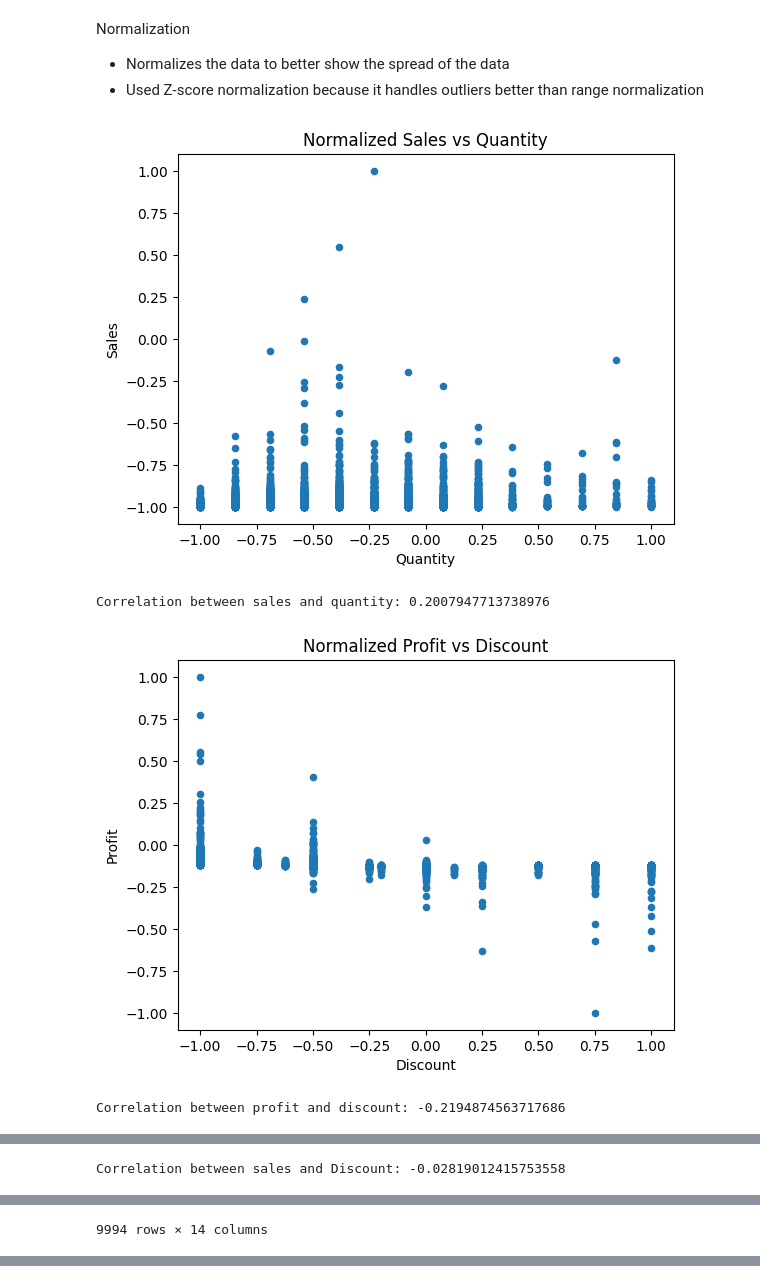
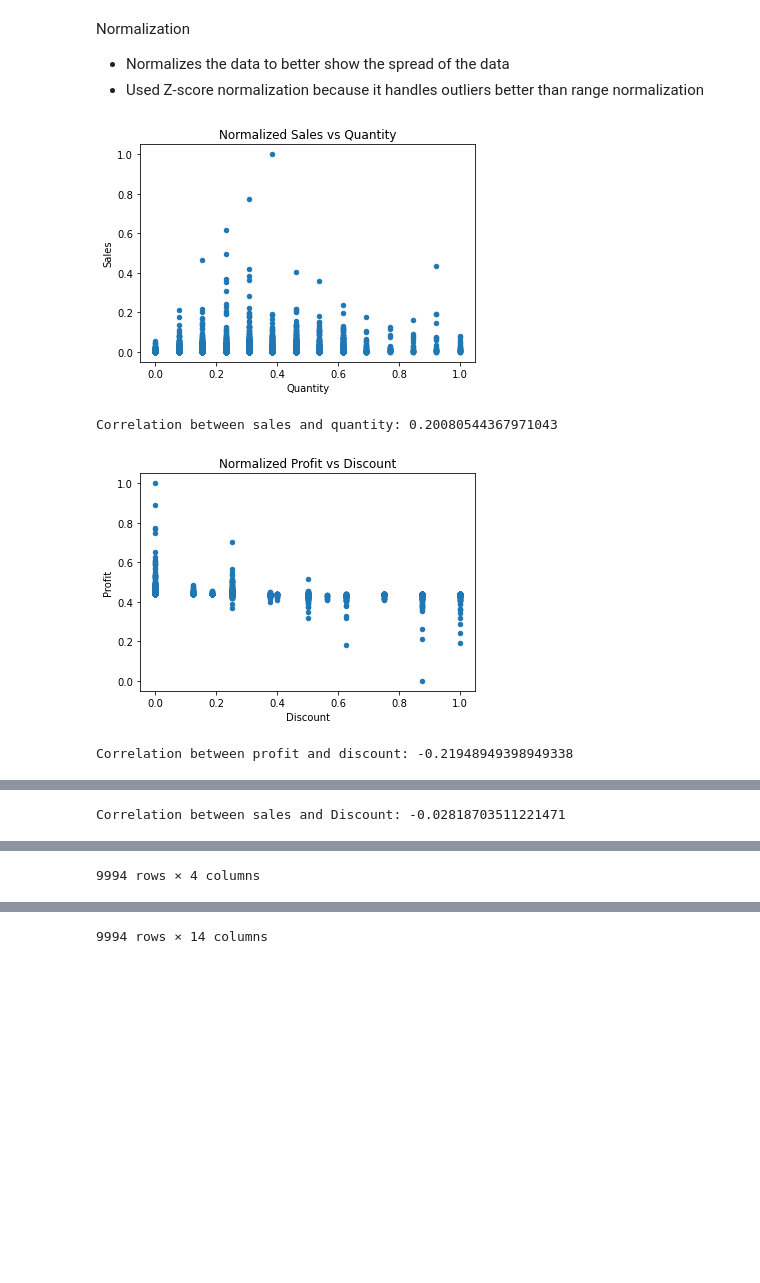
Before and after one commit to AmandeepSBassi/DataScienceProject, a Jupyter notebook: Project.Preprocessing.ipynb, the cells around one changed output, grey strips where cells are left out. Drawn from its saved outputs; the diff is of its cells as text; code cells hidden in the pictures; blank space fills up the shorter version.

Commit message:
fixed normalization

```diff
--- a/Project.Preprocessing.ipynb
+++ b/Project.Preprocessing.ipynb
@@ -312,35 +312,34 @@ Normalization
 - Used Z-score normalization because it handles outliers better than range normalization
 # %%
 #range Normalization
-def normal(x):
-    min = x.min()
-    max = x.max()
-    x = x.map(lambda x : ((x-min)/(max-min))*(2)-1)
-    return x
-df['Quantity'] = normal(df['Quantity'])
-df['Sales'] = normal(df['Sales'])
-df['Discount'] = normal(df['Discount'])
-df['Profit'] = normal(df['Profit'])
+from sklearn import preprocessing
+scaled_df = preprocessing.MinMaxScaler().fit_transform(cont_df)
+sdf=pd.DataFrame(scaled_df, columns=cont_df.columns)
+df['Quantity'] = sdf['Quantity']
+df['Sales'] = sdf['Sales']
+df['Discount'] = sdf['Discount']
+df['Profit'] = sdf['Profit']
 #displaying range normalized Continuous data.
 #Sales vs Quantity
 SQ = df.plot.scatter(x='Quantity',y='Sales').set_title('Normalized Sales vs Quantity')
 plt.show()
 print("Correlation between sales and quantity: "+str(df['Quantity'].corr(df['Sales'])))
 #Profit vs Discount
 PD = df.plot.scatter(x='Discount',y='Profit').set_title('Normalized Profit vs Discount')
 plt.show()
 print("Correlation between profit and discount: "+str(df['Discount'].corr(df['Profit'])))
 #Profit vs Sales
 PS = df.plot.scatter(x='Sales',y='Profit').set_title('Normalized Profit vs Sales')
 plt.show()
 print("Correlation between profit and sales: "+str(df['Sales'].corr(df['Profit'])))
 #Sales vs Discount
 SD = df.plot.scatter(x='Discount',y='Sales').set_title('Normalized Sales vs Discount')
 plt.show()
 print("Correlation between sales and Discount: "+str(df['Discount'].corr(df['Sales'])))
-df
+display(sdf)
+display(df)
 # %% [output]
-[figure, old version]
+[figure, new version]
-Correlation between sales and quantity: 0.2007947713738976
+Correlation between sales and quantity: 0.20080544367971043
-[figure, old version]
+[figure, new version]
-Correlation between profit and discount: -0.2194874563717686
+Correlation between profit and discount: -0.21948949398949338
@@ -350 +349 @@ Correlation between profit and sales: 0.4790643497377062
-Correlation between sales and Discount: -0.02819012415753558
+Correlation between sales and Discount: -0.02818703511221471
@@ -364 +362 @@ Correlation between sales and Discount: -0.02819012415753558
-9994 rows × 14 columns
+9994 rows × 4 columns
@@ -364,0 +376 @@ Correlation between sales and Discount: -0.02819012415753558
+9994 rows × 14 columns
```
Also changed, not shown: parts of 4 cells of this notebook.
